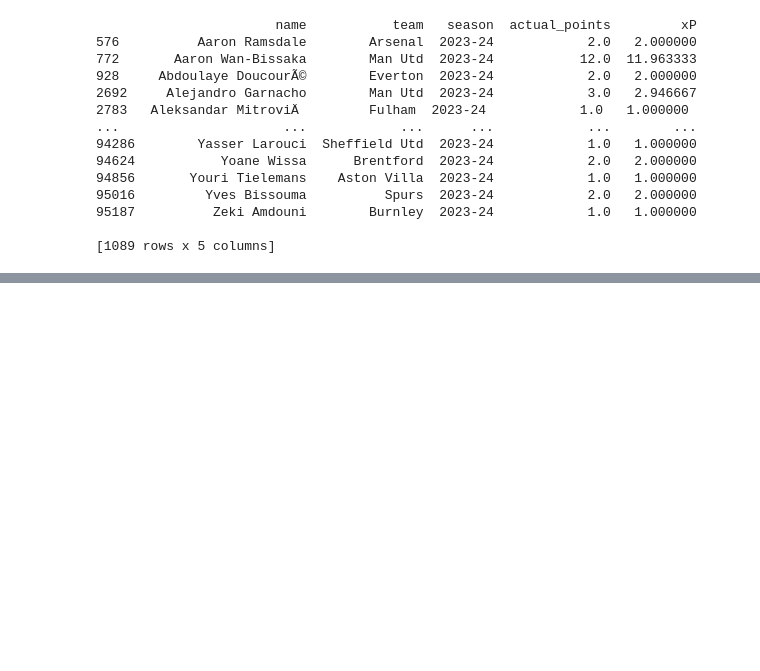
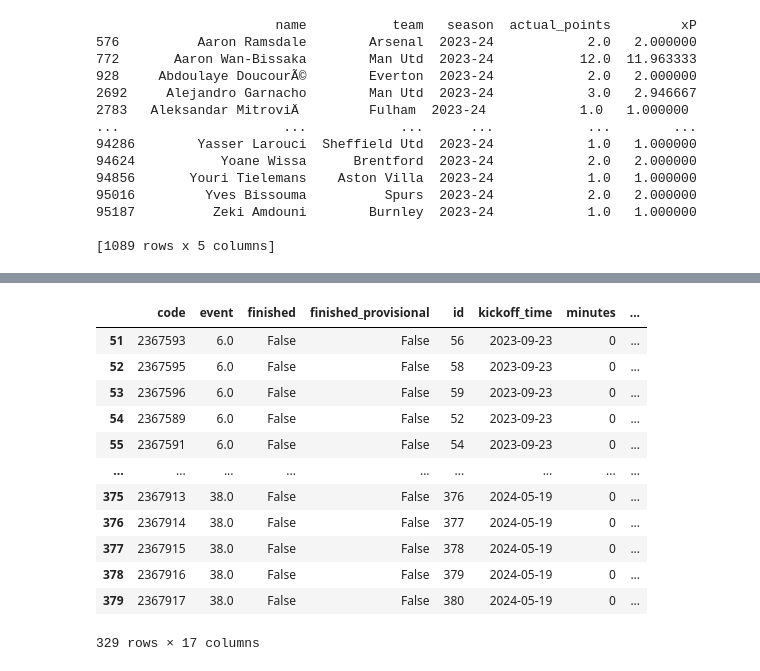
Before and after one commit to dheyay/weighted_through_ball, a Jupyter notebook: playground.ipynb, the cells around one changed output, grey strips where cells are left out. Drawn from its saved outputs; the diff is of its cells as text; code cells hidden in the pictures; blank space fills up the shorter version.

```diff
--- a/playground.ipynb
+++ b/playground.ipynb
@@ -214,3 +214,9 @@ print(X_test[['name', 'team', 'season', 'actual_points', 'xP']].where(X_test['xP
 [1089 rows x 5 columns]
 # %%
 ## Add future fixtures to get sample of expected points for the next fixture
+fixtures = pd.read_csv('data/2023-24/fixtures.csv')
+data = pd.read_csv('merged_with_difficulty_performance.csv')
+
+from datetime import date
+
+fixtures['kickoff_time'] = pd.to_datetime(fixtures['kickoff_time'].str.split('T').str[0])
@@ -216,0 +236,22 @@ print(X_test[['name', 'team', 'season', 'actual_points', 'xP']].where(X_test['xP
+# %%
+# Filter for future fixtures
+future_fixtures = fixtures[fixtures['kickoff_time'] > pd.to_datetime(date.today())] # replace 'latest_date_in_data' with the actual date
+
+# Merge fixtures based on event (gameweek) and team (team name) for each player.
+# For only creating the next gameweek and so on.
+# %%
+future_fixtures
+# %% [output]
+|  | code | event | finished | finished_provisional | id | kickoff_time | minutes | ... |
+| 51 | 2367593 | 6.0 | False | False | 56 | 2023-09-23 | 0 | ... |
+| 52 | 2367595 | 6.0 | False | False | 58 | 2023-09-23 | 0 | ... |
+| 53 | 2367596 | 6.0 | False | False | 59 | 2023-09-23 | 0 | ... |
+| 54 | 2367589 | 6.0 | False | False | 52 | 2023-09-23 | 0 | ... |
+| 55 | 2367591 | 6.0 | False | False | 54 | 2023-09-23 | 0 | ... |
+| ... | ... | ... | ... | ... | ... | ... | ... | ... |
+| 375 | 2367913 | 38.0 | False | False | 376 | 2024-05-19 | 0 | ... |
+| 376 | 2367914 | 38.0 | False | False | 377 | 2024-05-19 | 0 | ... |
+| 377 | 2367915 | 38.0 | False | False | 378 | 2024-05-19 | 0 | ... |
+| 378 | 2367916 | 38.0 | False | False | 379 | 2024-05-19 | 0 | ... |
+| 379 | 2367917 | 38.0 | False | False | 380 | 2024-05-19 | 0 | ... |
+329 rows × 17 columns
```
Also changed, not shown: parts of 2 cells of this notebook, 1 other file.
